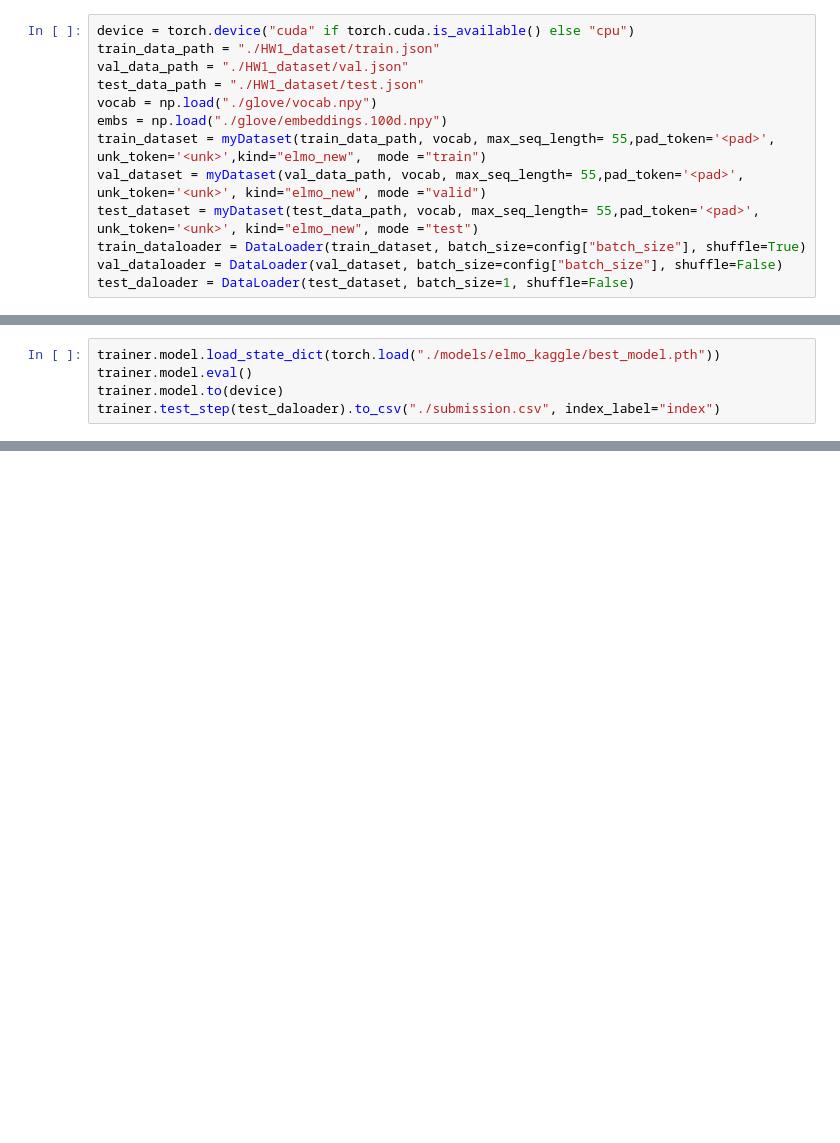
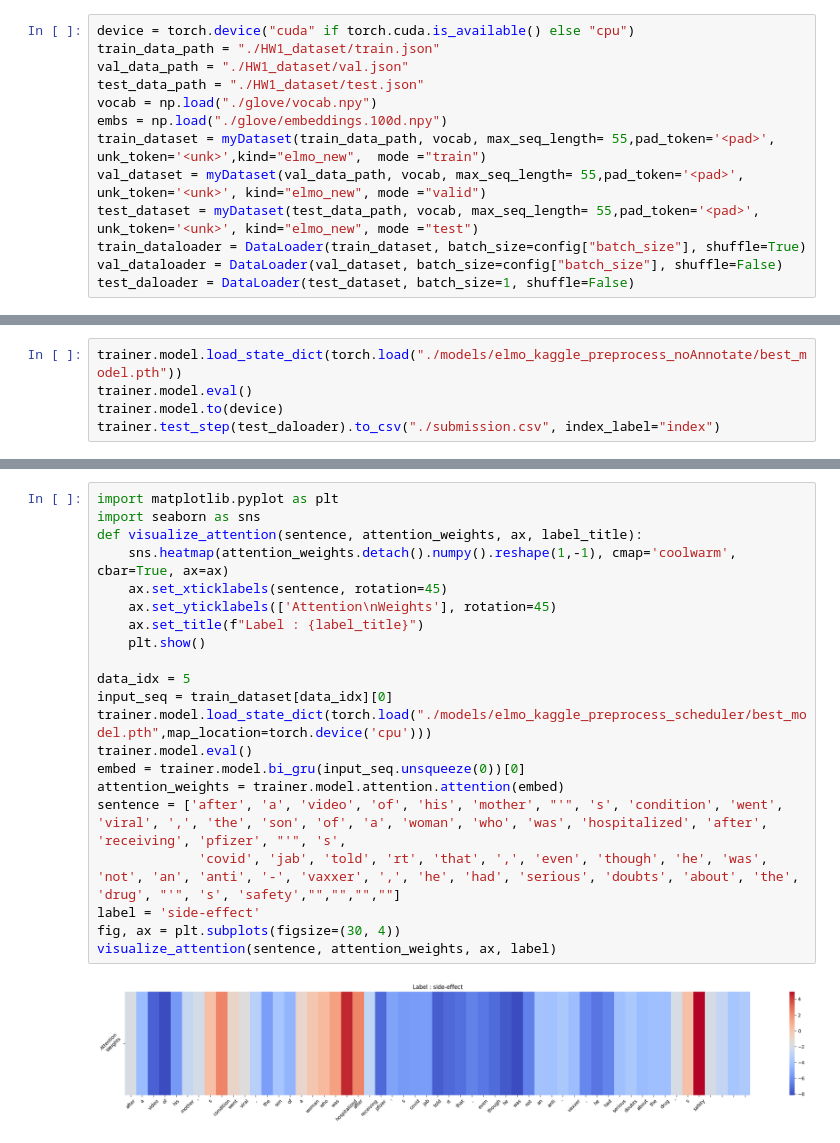
Before and after one commit to alexsui/NLP, a Jupyter notebook: hw1/train.ipynb, the cells around one changed output, grey strips where cells are left out. Saved outputs shown, nothing was run; the diff lists cells and outputs as text; blank space fills up the shorter version.

```diff
--- a/hw1/train.ipynb
+++ b/hw1/train.ipynb
@@ -547,5 +605,5 @@ Saving model to: models/elmo_kaggle/model_100.pth
 # %%
-trainer.model.load_state_dict(torch.load("./models/elmo_kaggle/best_model.pth"))
+trainer.model.load_state_dict(torch.load("./models/elmo_kaggle_preprocess_noAnnotate/best_model.pth"))
 trainer.model.eval()
 trainer.model.to(device)
 trainer.test_step(test_daloader).to_csv("./submission.csv", index_label="index")
@@ -564,0 +706,23 @@ res['val_loss'].plot()
+# %%
+import matplotlib.pyplot as plt
+import seaborn as sns
+def visualize_attention(sentence, attention_weights, ax, label_title):
+    sns.heatmap(attention_weights.detach().numpy().reshape(1,-1), cmap='coolwarm', cbar=True, ax=ax)
+    ax.set_xticklabels(sentence, rotation=45)
+    ax.set_yticklabels(['Attention\nWeights'], rotation=45)
+    ax.set_title(f"Label : {label_title}")
+    plt.show()
+
+data_idx = 5
+input_seq = train_dataset[data_idx][0]
+trainer.model.load_state_dict(torch.load("./models/elmo_kaggle_preprocess_scheduler/best_model.pth",map_location=torch.device('cpu')))
+trainer.model.eval()
+embed = trainer.model.bi_gru(input_seq.unsqueeze(0))[0]
+attention_weights = trainer.model.attention.attention(embed)
+sentence = ['after', 'a', 'video', 'of', 'his', 'mother', "'", 's', 'condition', 'went', 'viral', ',', 'the', 'son', 'of', 'a', 'woman', 'who', 'was', 'hospitalized', 'after', 'receiving', 'pfizer', "'", 's',
+             'covid', 'jab', 'told', 'rt', 'that', ',', 'even', 'though', 'he', 'was', 'not', 'an', 'anti', '-', 'vaxxer', ',', 'he', 'had', 'serious', 'doubts', 'about', 'the', 'drug', "'", 's', 'safety',"","","",""]
+label = 'side-effect'
+fig, ax = plt.subplots(figsize=(30, 4))
+visualize_attention(sentence, attention_weights, ax, label)
+# %% [output]
+[figure, added]
```
Also changed, not shown: parts of 23 cells of this notebook, 4 other files.
